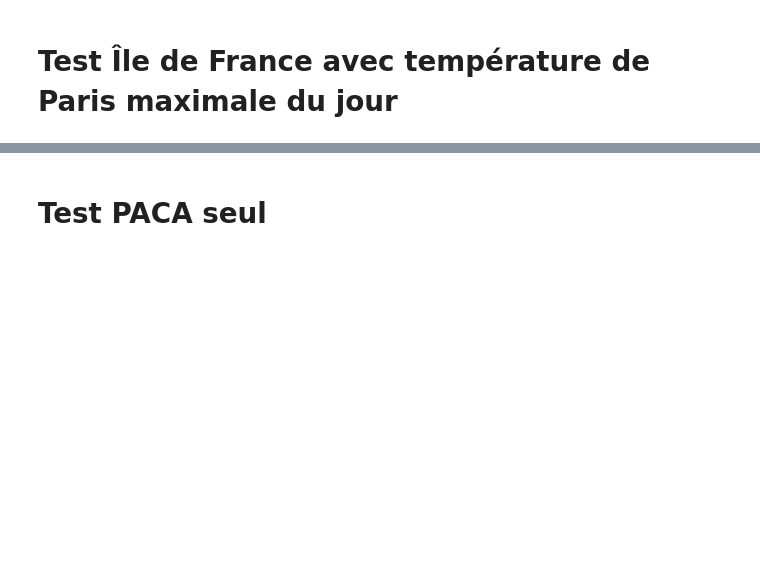
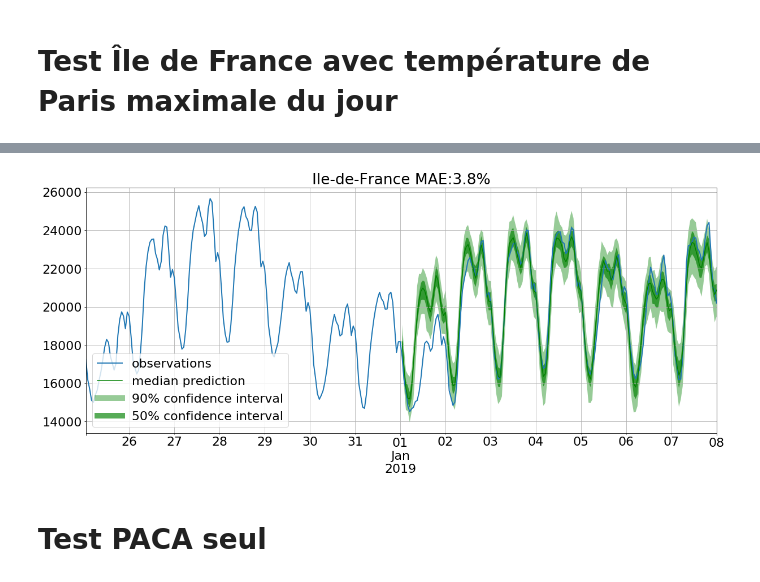
Before and after one commit to publicissapient-france/Xebicon19-time-series-made-easy, a Jupyter notebook: deepar_conso_energetique_france.ipynb, the cells around one changed output, grey strips where cells are left out. Saved outputs shown, nothing was run; the diff lists cells and outputs as text; code cells hidden in the pictures; blank space fills up the shorter version.

```diff
--- a/deepar_conso_energetique_france.ipynb
+++ b/deepar_conso_energetique_france.ipynb
@@ -120,3 +120,4 @@ for region in pd.unique(df_temp["Région"]):
     df_dict[region] = df_dict[region].reindex(
         pd.date_range(start=df_temp["date_heure"].min(), end=df_temp["date_heure"].max(), freq=data_freq)).drop(
         ["date_heure", "Région"], axis=1)
+    df_dict[region]["max_temp_paris"] = df_dict[region]["max_temp_paris"].fillna(method="ffill")
@@ -250,8 +308,11 @@ GluonTSDataError: Encountered invalid loss value! Try reducing the learning rate
 # %%
 matplotlib.rcParams.update({'font.size': 22})
 test_date = datetime(2019, 1, 1)
-forecasts, tss = make_predictions(temp_pred, df_dict, test_date, idf_list, target_col="Consommation (MW)")
+forecasts, tss = make_predictions(temp_pred, df_dict, test_date, idf_list, target_col="Consommation (MW)",
+                                 feat_dynamic_cols=["max_temp_paris"])
 plot_forecasts(df_dict, test_date, tss, forecasts, past_length=2*nb_hours_pred, num_plots=1)
+# %% [output]
+[figure, added]
 # %% [markdown]
 # Test PACA seul
 # %%
```
Also changed, not shown: parts of 10 cells of this notebook.
